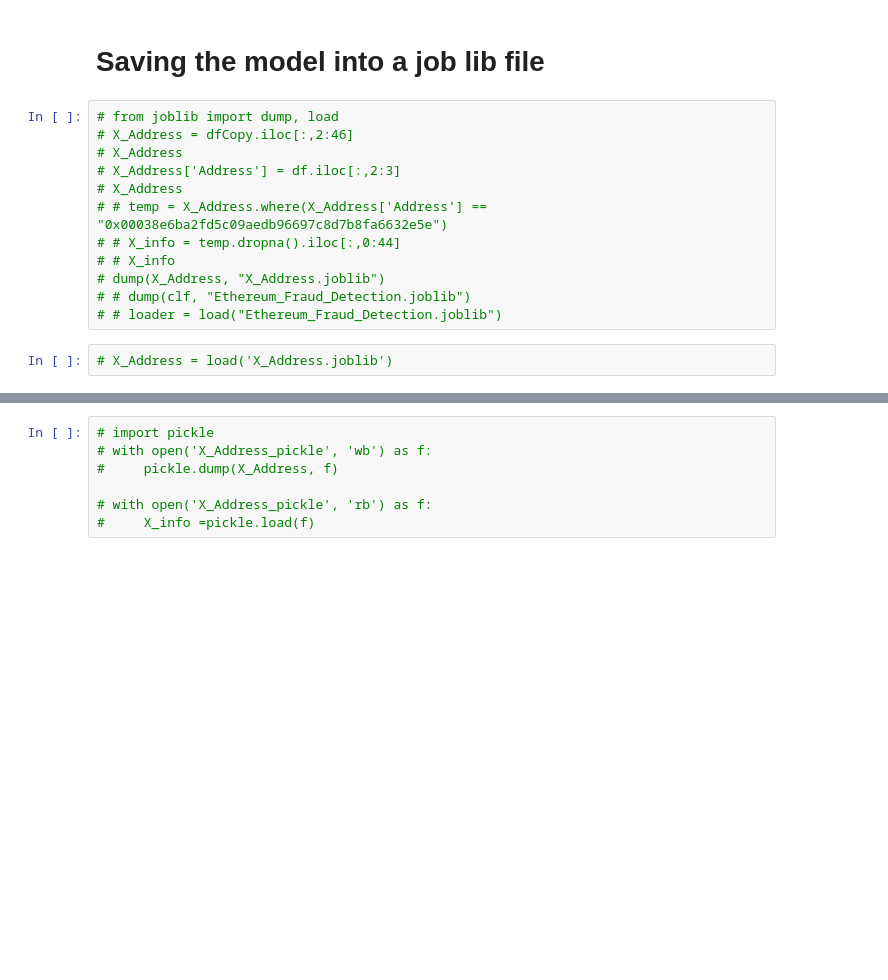
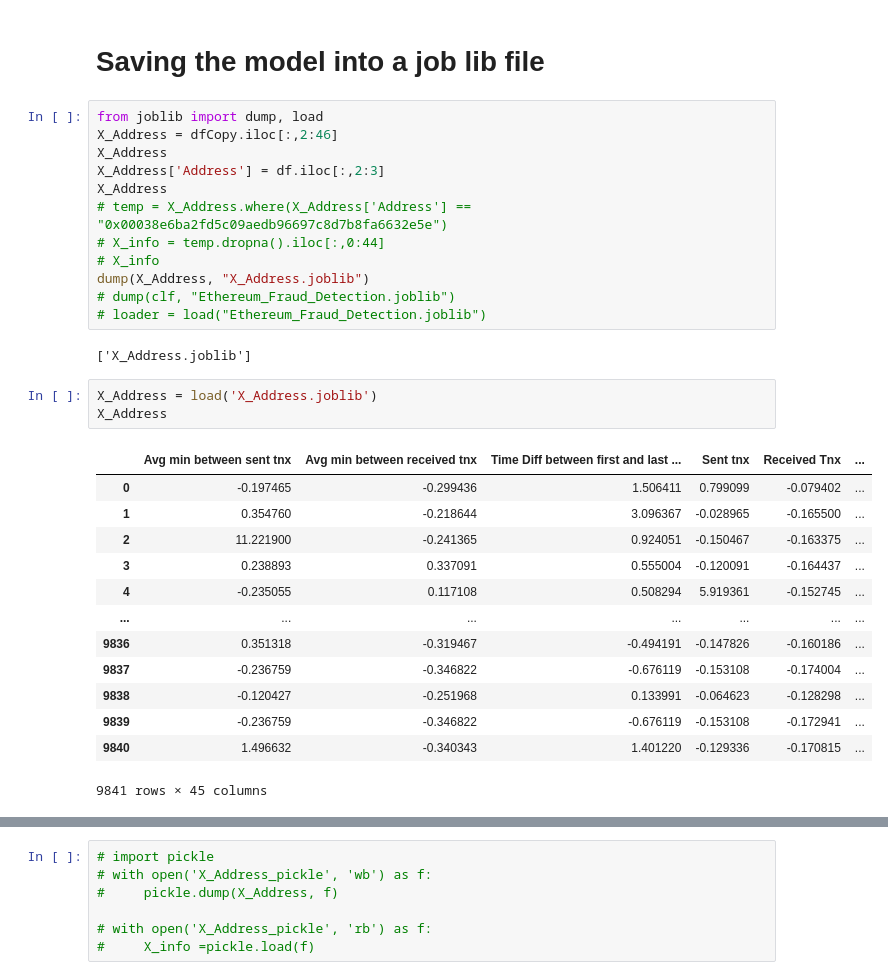
Before and after one commit to nimeshmali/Ethereum-Fraud-Detection, a Jupyter notebook: Backend/Ethereum_Fraud_Detection_Model.ipynb, the cells around one changed output, grey strips where cells are left out. Saved outputs shown, nothing was run; the diff lists cells and outputs as text; blank space fills up the shorter version.

```diff
--- a/Backend/Ethereum_Fraud_Detection_Model.ipynb
+++ b/Backend/Ethereum_Fraud_Detection_Model.ipynb
@@ -437,17 +457,34 @@ plt.show()
 # %% [markdown]
 # Saving the model into a job lib file
 # %%
-# from joblib import dump, load
-# X_Address = dfCopy.iloc[:,2:46]
-# X_Address
-# X_Address['Address'] = df.iloc[:,2:3]
-# X_Address
-# # temp = X_Address.where(X_Address['Address'] == "0x00038e6ba2fd5c09aedb96697c8d7b8fa6632e5e")
-# # X_info = temp.dropna().iloc[:,0:44]
-# # X_info
-# dump(X_Address, "X_Address.joblib")
-# # dump(clf, "Ethereum_Fraud_Detection.joblib")
-# # loader = load("Ethereum_Fraud_Detection.joblib")
+from joblib import dump, load
+X_Address = dfCopy.iloc[:,2:46]
+X_Address
+X_Address['Address'] = df.iloc[:,2:3]
+X_Address
+# temp = X_Address.where(X_Address['Address'] == "0x00038e6ba2fd5c09aedb96697c8d7b8fa6632e5e")
+# X_info = temp.dropna().iloc[:,0:44]
+# X_info
+dump(X_Address, "X_Address.joblib")
+# dump(clf, "Ethereum_Fraud_Detection.joblib")
+# loader = load("Ethereum_Fraud_Detection.joblib")
+# %% [output]
+['X_Address.joblib']
 # %%
-# X_Address = load('X_Address.joblib')
+X_Address = load('X_Address.joblib')
+X_Address
+# %% [output]
+|  | Avg min between sent tnx | Avg min between received tnx | Time Diff between first and last ... | Sent tnx | Received Tnx | ... |
+| 0 | -0.197465 | -0.299436 | 1.506411 | 0.799099 | -0.079402 | ... |
+| 1 | 0.354760 | -0.218644 | 3.096367 | -0.028965 | -0.165500 | ... |
+| 2 | 11.221900 | -0.241365 | 0.924051 | -0.150467 | -0.163375 | ... |
+| 3 | 0.238893 | 0.337091 | 0.555004 | -0.120091 | -0.164437 | ... |
+| 4 | -0.235055 | 0.117108 | 0.508294 | 5.919361 | -0.152745 | ... |
+| ... | ... | ... | ... | ... | ... | ... |
+| 9836 | 0.351318 | -0.319467 | -0.494191 | -0.147826 | -0.160186 | ... |
+| 9837 | -0.236759 | -0.346822 | -0.676119 | -0.153108 | -0.174004 | ... |
+| 9838 | -0.120427 | -0.251968 | 0.133991 | -0.064623 | -0.128298 | ... |
+| 9839 | -0.236759 | -0.346822 | -0.676119 | -0.153108 | -0.172941 | ... |
+| 9840 | 1.496632 | -0.340343 | 1.401220 | -0.129336 | -0.170815 | ... |
+9841 rows × 45 columns
 # %%
```
Also changed, not shown: parts of 10 cells of this notebook, 2 other files.
